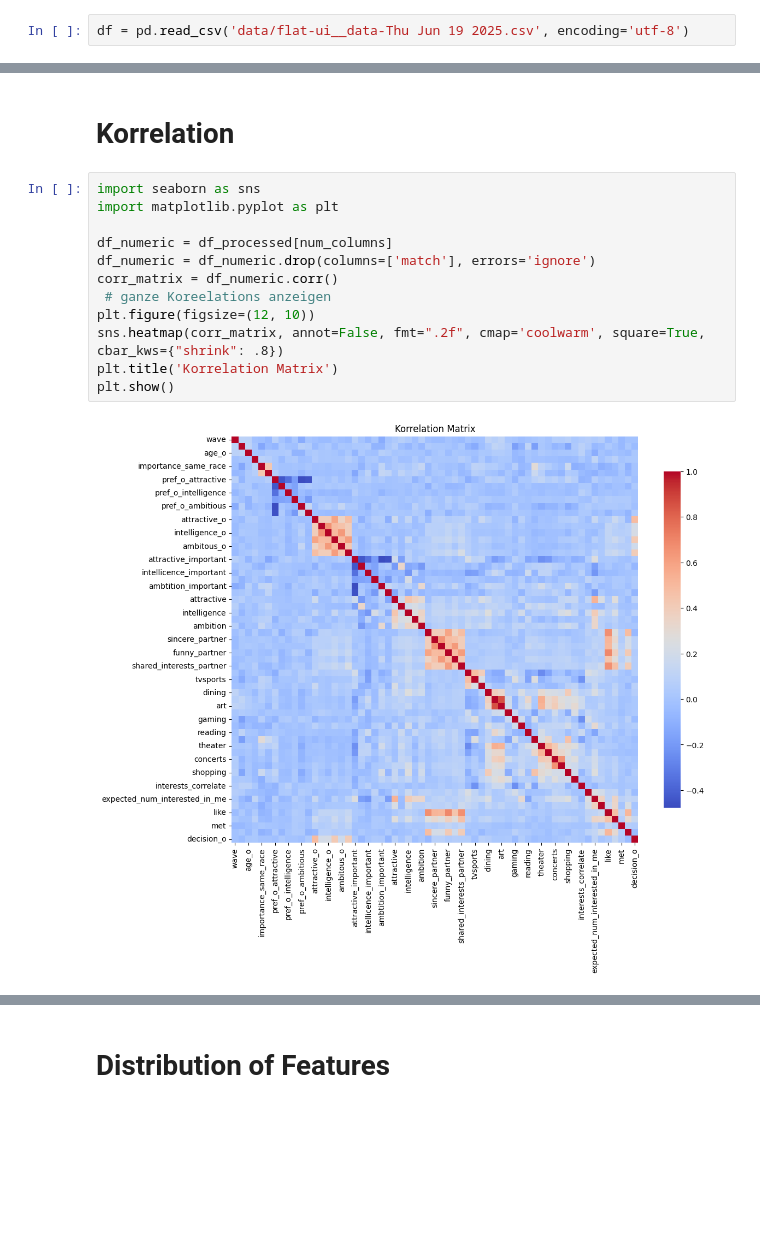
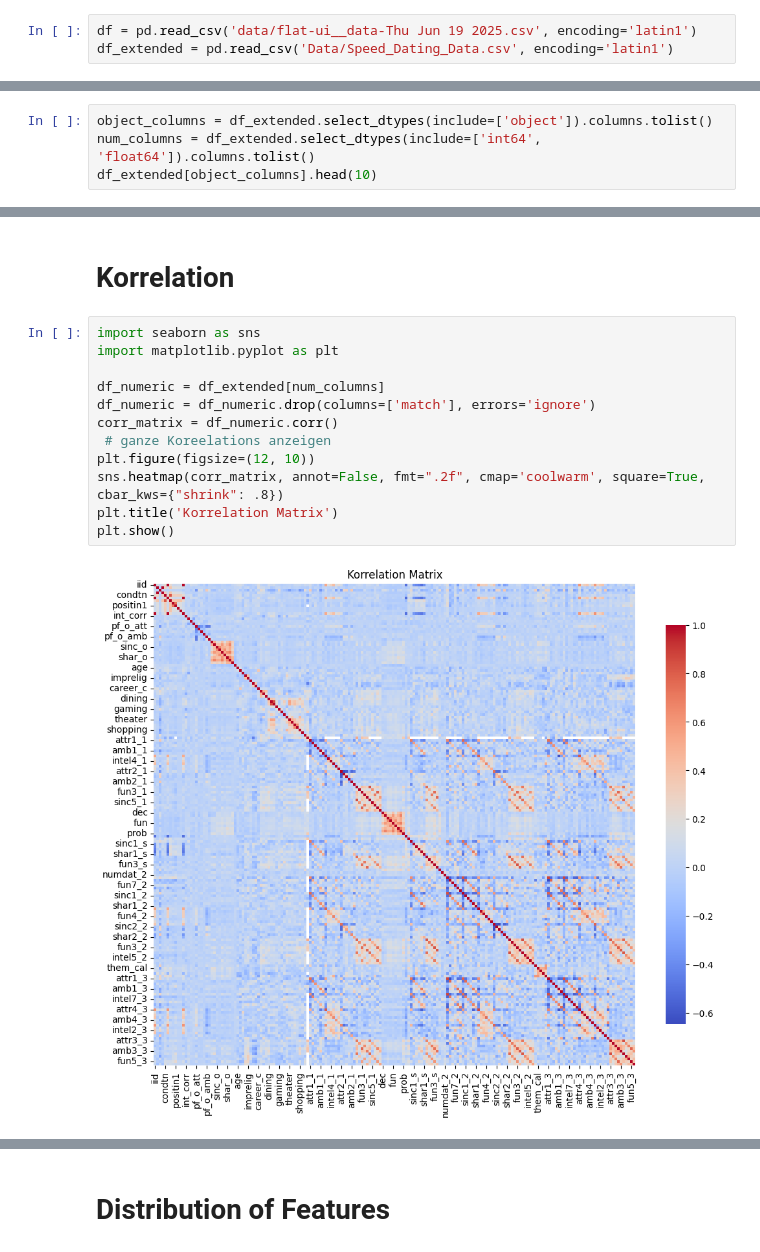
Before and after one commit to SvenNatterer/BASpeedDating, a Jupyter notebook: descriptive_speeddating.ipynb, the cells around one changed output, grey strips where cells are left out. Saved outputs shown, nothing was run; the diff lists cells and outputs as text; blank space fills up the shorter version.

```diff
--- a/descriptive_speeddating.ipynb
+++ b/descriptive_speeddating.ipynb
@@ -9,7 +9,8 @@ pd.set_option('display.max_colwidth', None)  # keine Begrenzung der Spaltenbreit
 # %% [markdown]
 # Data Inspection
 # %%
-df = pd.read_csv('data/flat-ui__data-Thu Jun 19 2025.csv', encoding='utf-8')
+df = pd.read_csv('data/flat-ui__data-Thu Jun 19 2025.csv', encoding='latin1')
+df_extended = pd.read_csv('Data/Speed_Dating_Data.csv', encoding='latin1')
 # %% [markdown]
 Difference in features between dataset and dataset extended
 # %%
@@ -198,0 +272,4 @@ Unterschiedliche Spalten: {'d_clubbing', 'd_importance_same_religion', 'd_ambtit
+# %%
+object_columns = df_extended.select_dtypes(include=['object']).columns.tolist()
+num_columns = df_extended.select_dtypes(include=['int64', 'float64']).columns.tolist()
+df_extended[object_columns].head(10)
@@ -201,14 +290,14 @@ Unterschiedliche Spalten: {'d_clubbing', 'd_importance_same_religion', 'd_ambtit
 # %%
 import seaborn as sns
 import matplotlib.pyplot as plt
 
-df_numeric = df_processed[num_columns]
+df_numeric = df_extended[num_columns]
 df_numeric = df_numeric.drop(columns=['match'], errors='ignore')
 corr_matrix = df_numeric.corr()
  # ganze Koreelations anzeigen
 plt.figure(figsize=(12, 10))
 sns.heatmap(corr_matrix, annot=False, fmt=".2f", cmap='coolwarm', square=True, cbar_kws={"shrink": .8})
 plt.title('Korrelation Matrix')
 plt.show()
 # %% [output]
-[figure, old version]
+[figure, new version]
```
Also changed, not shown: parts of 30 cells of this notebook, 7 other files.
